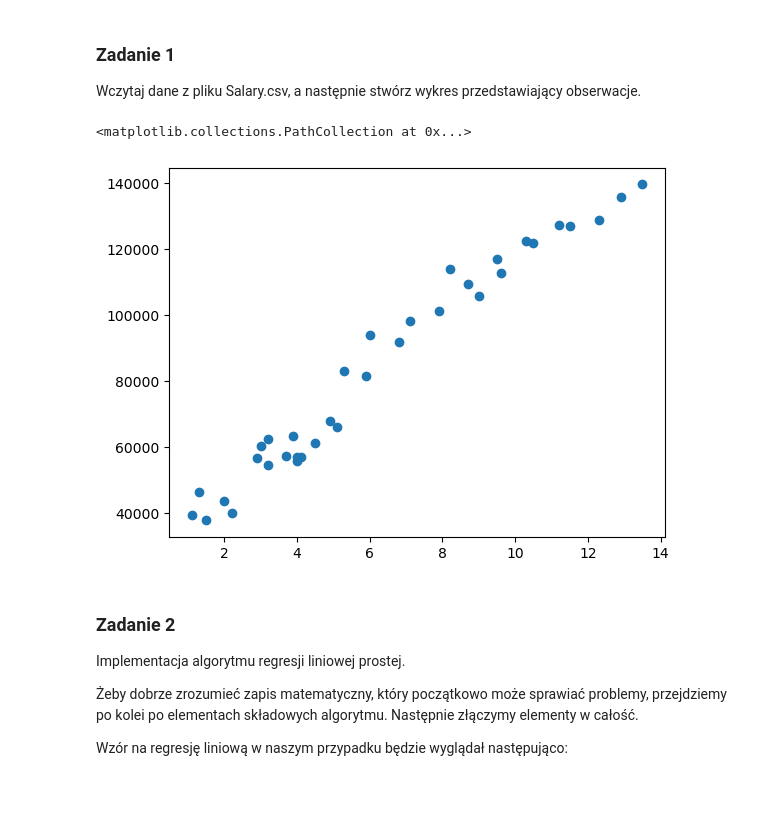
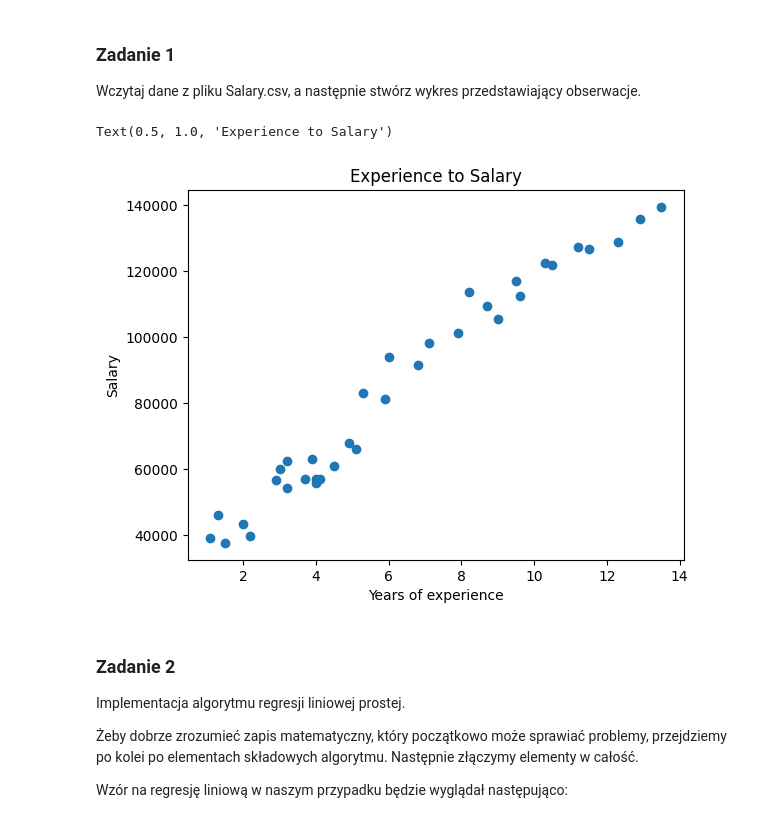
Before and after one commit to DyremiX/Laby, a Jupyter notebook: Lab2/139509_michal_dubiel_linear_regression_simple.ipynb, the cells around one changed output. Drawn from its saved outputs; the diff is of its cells as text; code cells hidden in the pictures; blank space fills up the shorter version.

```diff
--- a/Lab2/139509_michal_dubiel_linear_regression_simple.ipynb
+++ b/Lab2/139509_michal_dubiel_linear_regression_simple.ipynb
@@ -26,10 +26,13 @@ Wczytaj dane z pliku Salary.csv, a następnie stwórz wykres przedstawiający ob
 # %%
 #YOUR CODE HERE
 df = pd.read_csv('datasets\Salary.csv')
 plt.scatter(df['YearsExperience'], df['Salary'])
+plt.xlabel('Years of experience')
+plt.ylabel('Salary')
+plt.title('Experience to Salary')
 # %% [output]
-<matplotlib.collections.PathCollection at 0x...>
+Text(0.5, 1.0, 'Experience to Salary')
-[figure, old version]
+[figure, new version]
 # %% [markdown]
 ### Zadanie 2
 
```
Also changed, not shown: parts of 7 cells of this notebook.
